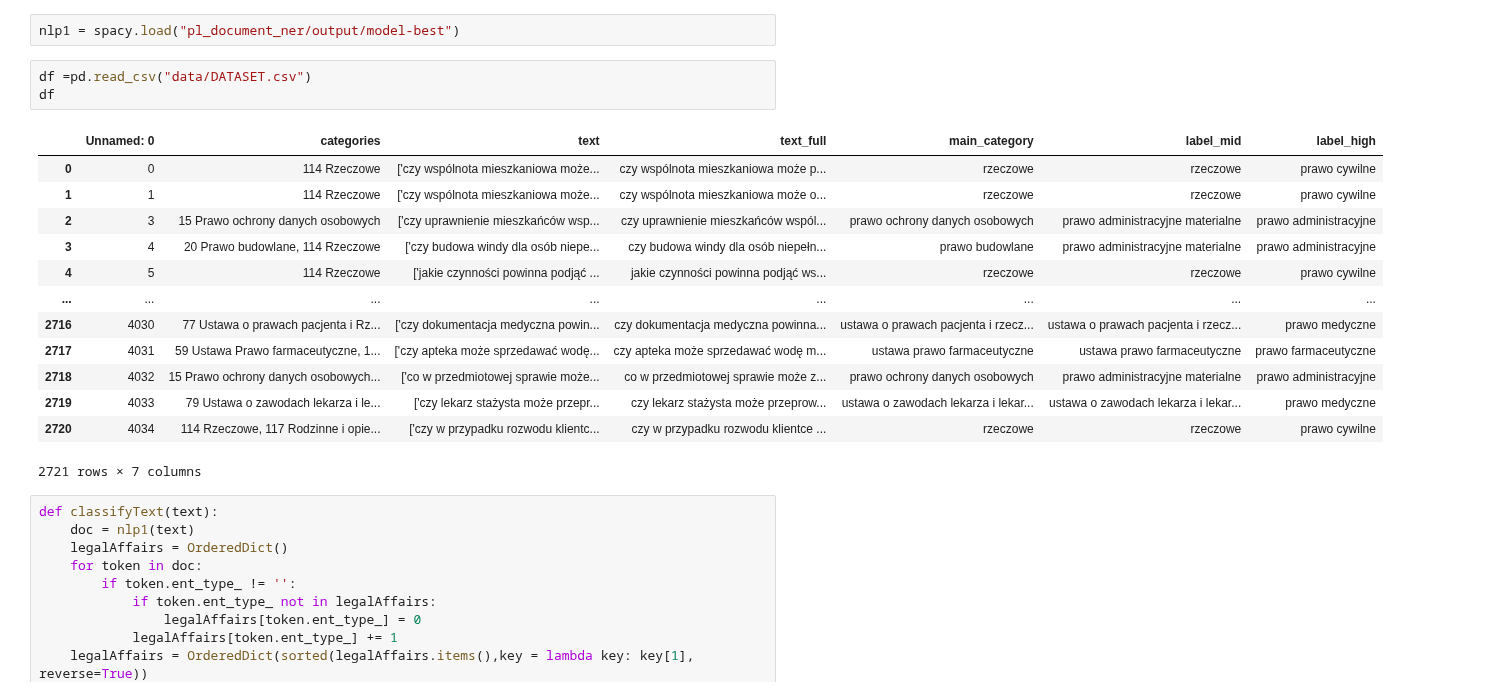
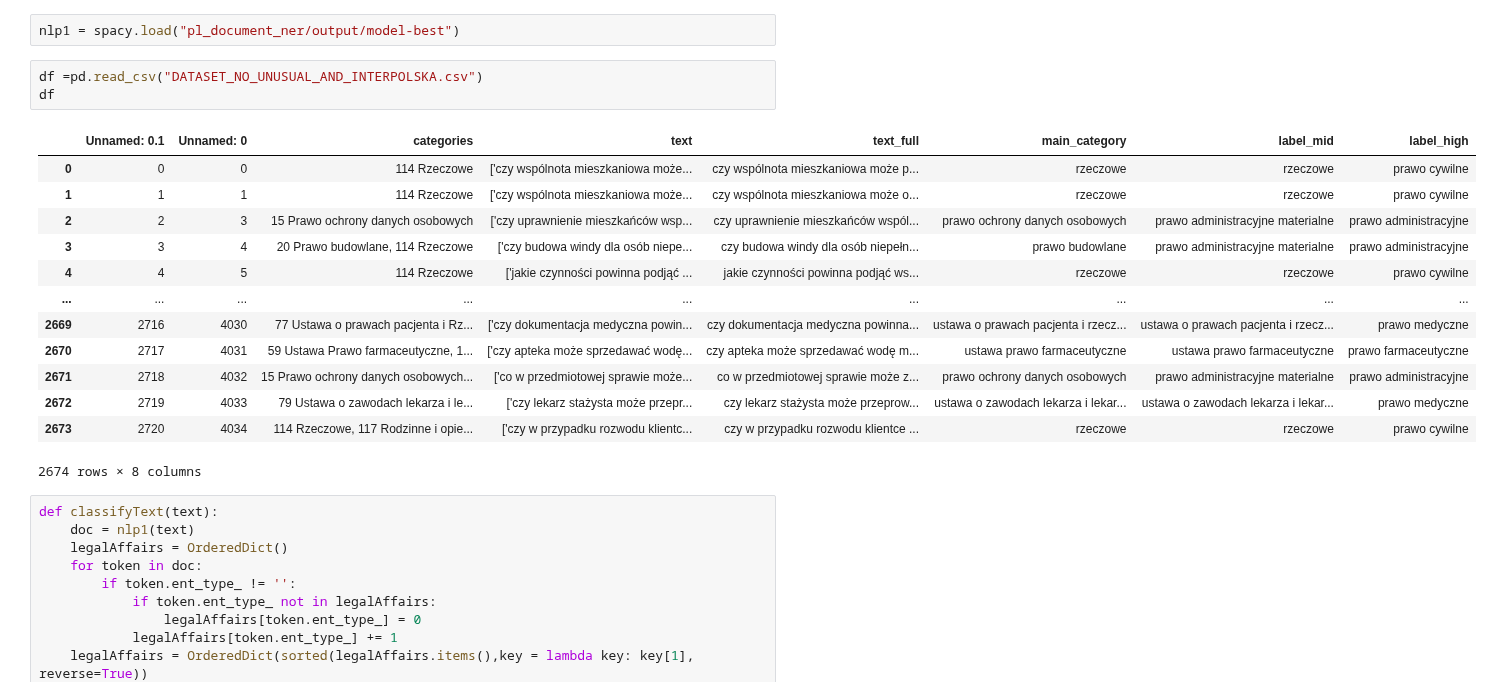
Before and after one commit to ItsMeLucifer/IUI_Project, a Jupyter notebook: classify.ipynb, the cells around one changed output. Drawn from its saved outputs; the diff is of its cells as text.

Commit message:
filter unwanted categories bug fixed

```diff
--- a/classify.ipynb
+++ b/classify.ipynb
@@ -14,22 +8,22 @@ INFO:tensorflow:Enabling control flow v2
 # %%
 nlp1 = spacy.load("pl_document_ner/output/model-best")
 # %%
-df =pd.read_csv("data/DATASET.csv")
+df =pd.read_csv("DATASET_NO_UNUSUAL_AND_INTERPOLSKA.csv")
 df
 # %% [output]
-|  | Unnamed: 0 | categories | text | text_full | main_category | label_mid | label_high |
-| 0 | 0 | 114 Rzeczowe | ['czy wspólnota mieszkaniowa może... | czy wspólnota mieszkaniowa może p... | rzeczowe | rzeczowe | prawo cywilne |
-| 1 | 1 | 114 Rzeczowe | ['czy wspólnota mieszkaniowa może... | czy wspólnota mieszkaniowa może o... | rzeczowe | rzeczowe | prawo cywilne |
-| 2 | 3 | 15 Prawo ochrony danych osobowych | ['czy uprawnienie mieszkańców wsp... | czy uprawnienie mieszkańców wspól... | prawo ochrony danych osobowych | prawo administracyjne materialne | prawo administracyjne |
-| 3 | 4 | 20 Prawo budowlane, 114 Rzeczowe | ['czy budowa windy dla osób niepe... | czy budowa windy dla osób niepełn... | prawo budowlane | prawo administracyjne materialne | prawo administracyjne |
-| 4 | 5 | 114 Rzeczowe | ['jakie czynności powinna podjąć ... | jakie czynności powinna podjąć ws... | rzeczowe | rzeczowe | prawo cywilne |
-| ... | ... | ... | ... | ... | ... | ... | ... |
-| 2716 | 4030 | 77 Ustawa o prawach pacjenta i Rz... | ['czy dokumentacja medyczna powin... | czy dokumentacja medyczna powinna... | ustawa o prawach pacjenta i rzecz... | ustawa o prawach pacjenta i rzecz... | prawo medyczne |
-| 2717 | 4031 | 59 Ustawa Prawo farmaceutyczne, 1... | ['czy apteka może sprzedawać wodę... | czy apteka może sprzedawać wodę m... | ustawa prawo farmaceutyczne | ustawa prawo farmaceutyczne | prawo farmaceutyczne |
-| 2718 | 4032 | 15 Prawo ochrony danych osobowych... | ['co w przedmiotowej sprawie może... | co w przedmiotowej sprawie może z... | prawo ochrony danych osobowych | prawo administracyjne materialne | prawo administracyjne |
-| 2719 | 4033 | 79 Ustawa o zawodach lekarza i le... | ['czy lekarz stażysta może przepr... | czy lekarz stażysta może przeprow... | ustawa o zawodach lekarza i lekar... | ustawa o zawodach lekarza i lekar... | prawo medyczne |
-| 2720 | 4034 | 114 Rzeczowe, 117 Rodzinne i opie... | ['czy w przypadku rozwodu klientc... | czy w przypadku rozwodu klientce ... | rzeczowe | rzeczowe | prawo cywilne |
+|  | Unnamed: 0.1 | Unnamed: 0 | categories | text | text_full | main_category | label_mid | label_high |
+| 0 | 0 | 0 | 114 Rzeczowe | ['czy wspólnota mieszkaniowa może... | czy wspólnota mieszkaniowa może p... | rzeczowe | rzeczowe | prawo cywilne |
+| 1 | 1 | 1 | 114 Rzeczowe | ['czy wspólnota mieszkaniowa może... | czy wspólnota mieszkaniowa może o... | rzeczowe | rzeczowe | prawo cywilne |
+| 2 | 2 | 3 | 15 Prawo ochrony danych osobowych | ['czy uprawnienie mieszkańców wsp... | czy uprawnienie mieszkańców wspól... | prawo ochrony danych osobowych | prawo administracyjne materialne | prawo administracyjne |
+| 3 | 3 | 4 | 20 Prawo budowlane, 114 Rzeczowe | ['czy budowa windy dla osób niepe... | czy budowa windy dla osób niepełn... | prawo budowlane | prawo administracyjne materialne | prawo administracyjne |
+| 4 | 4 | 5 | 114 Rzeczowe | ['jakie czynności powinna podjąć ... | jakie czynności powinna podjąć ws... | rzeczowe | rzeczowe | prawo cywilne |
+| ... | ... | ... | ... | ... | ... | ... | ... | ... |
+| 2669 | 2716 | 4030 | 77 Ustawa o prawach pacjenta i Rz... | ['czy dokumentacja medyczna powin... | czy dokumentacja medyczna powinna... | ustawa o prawach pacjenta i rzecz... | ustawa o prawach pacjenta i rzecz... | prawo medyczne |
+| 2670 | 2717 | 4031 | 59 Ustawa Prawo farmaceutyczne, 1... | ['czy apteka może sprzedawać wodę... | czy apteka może sprzedawać wodę m... | ustawa prawo farmaceutyczne | ustawa prawo farmaceutyczne | prawo farmaceutyczne |
+| 2671 | 2718 | 4032 | 15 Prawo ochrony danych osobowych... | ['co w przedmiotowej sprawie może... | co w przedmiotowej sprawie może z... | prawo ochrony danych osobowych | prawo administracyjne materialne | prawo administracyjne |
+| 2672 | 2719 | 4033 | 79 Ustawa o zawodach lekarza i le... | ['czy lekarz stażysta może przepr... | czy lekarz stażysta może przeprow... | ustawa o zawodach lekarza i lekar... | ustawa o zawodach lekarza i lekar... | prawo medyczne |
+| 2673 | 2720 | 4034 | 114 Rzeczowe, 117 Rodzinne i opie... | ['czy w przypadku rozwodu klientc... | czy w przypadku rozwodu klientce ... | rzeczowe | rzeczowe | prawo cywilne |
-2721 rows × 7 columns
+2674 rows × 8 columns
 # %%
 def classifyText(text):
     doc = nlp1(text)
```
Also changed, not shown: parts of 2 cells of this notebook, 7 other files.
